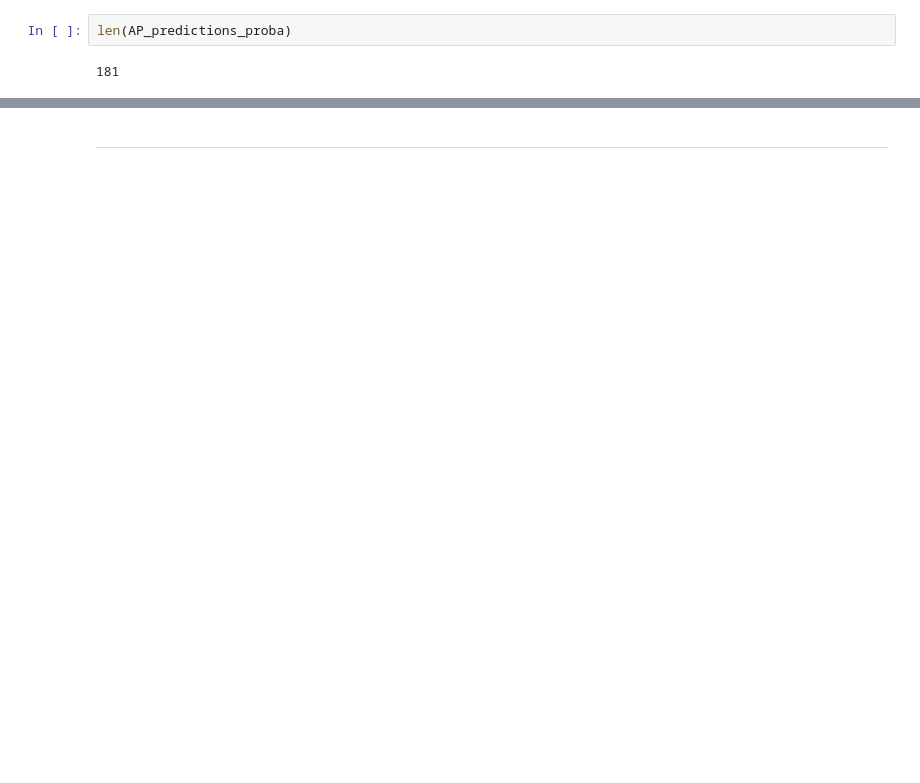
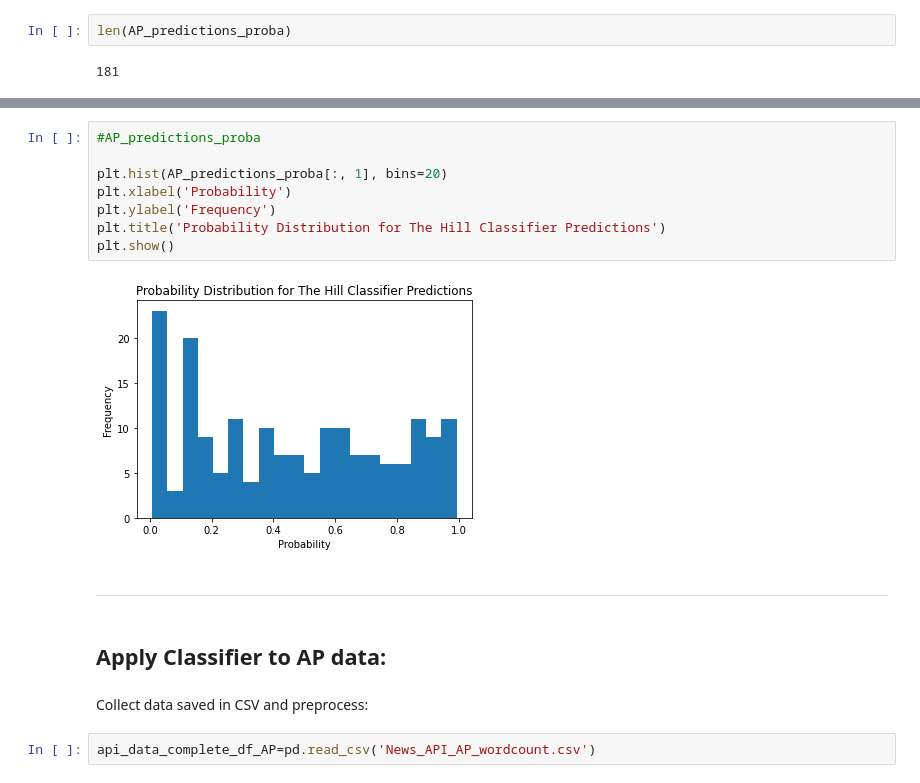
Before and after one commit to fausa/Bias_Detection_in_Journalism, a Jupyter notebook: deliverables/ADS509_FausA_PREPROCESS_EDA_MODELING.ipynb, the cells around one changed output, grey strips where cells are left out. Cells and saved outputs as stored; diff of their text form; blank space fills up the shorter version.

```diff
--- a/deliverables/ADS509_FausA_PREPROCESS_EDA_MODELING.ipynb
+++ b/deliverables/ADS509_FausA_PREPROCESS_EDA_MODELING.ipynb
@@ -1132,2 +1165,18 @@ for pa in range(0,len(AP_predictions_proba)):
+# %%
+#AP_predictions_proba
+
+plt.hist(AP_predictions_proba[:, 1], bins=20)
+plt.xlabel('Probability')
+plt.ylabel('Frequency')
+plt.title('Probability Distribution for The Hill Classifier Predictions')
+plt.show()
+# %% [output]
+[figure, added]
 # %% [markdown]
 ----
+# %% [markdown]
+## Apply Classifier to AP data:
+# %% [markdown]
+Collect data saved in CSV and preprocess:
+# %%
+api_data_complete_df_AP=pd.read_csv('News_API_AP_wordcount.csv')
```
Also changed, not shown: parts of 31 cells of this notebook, 1 other file.
